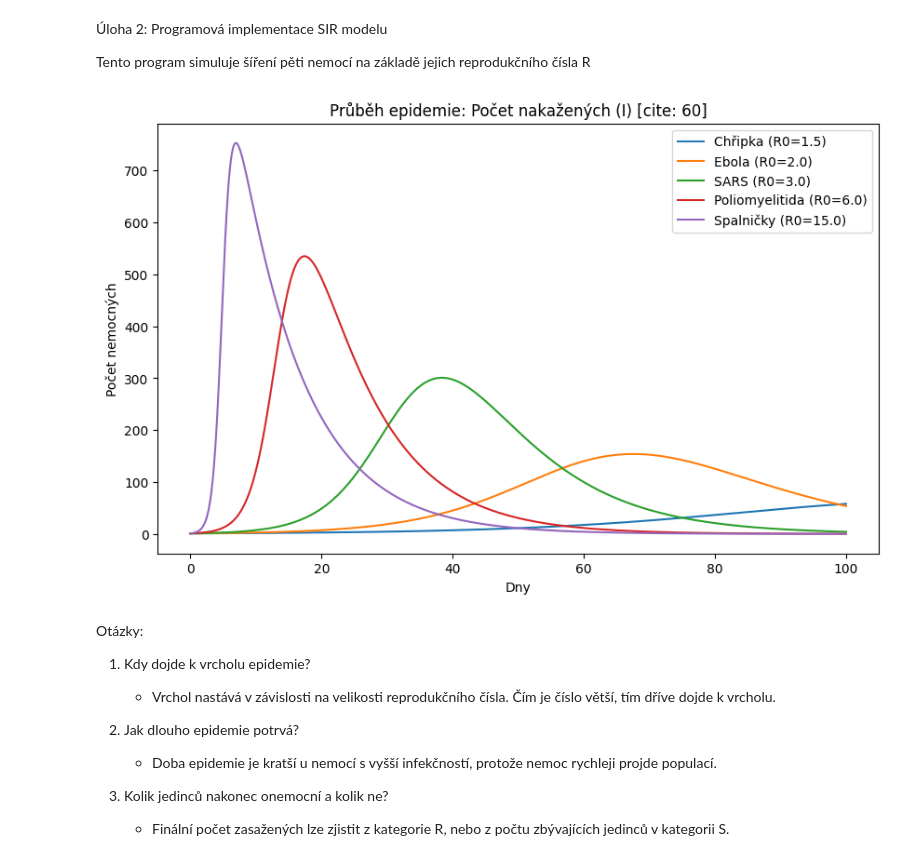
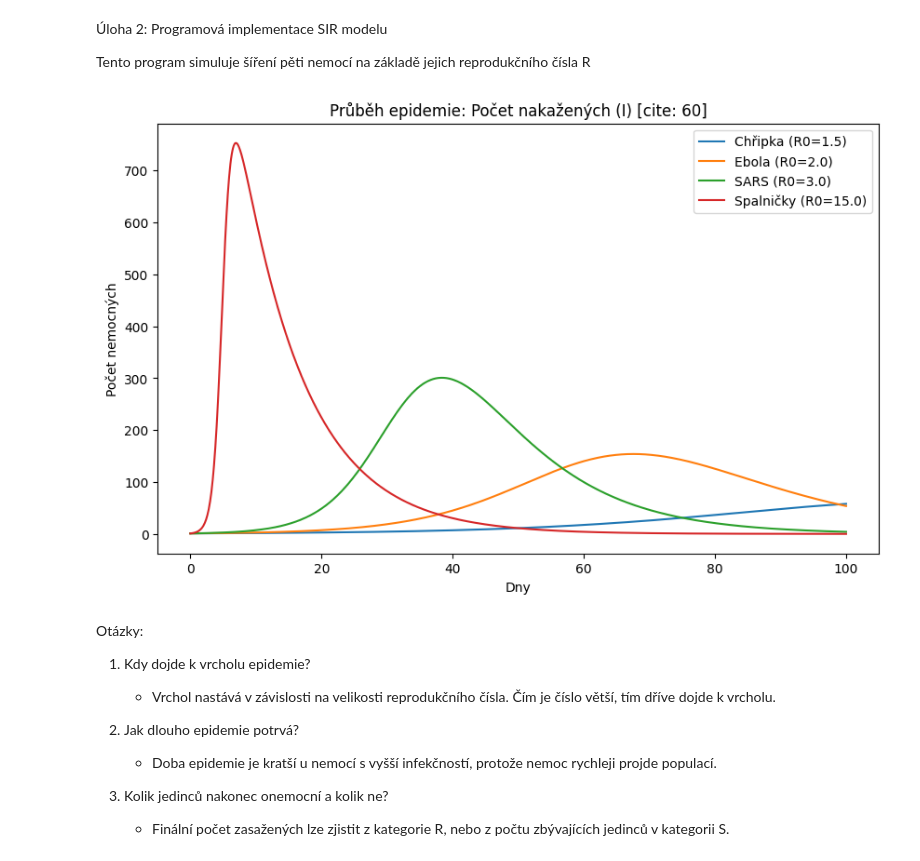
Before and after one commit to Simoneuu/MSW_zapocet, a Jupyter notebook: uloha2.ipynb, the cells around one changed output. Saved outputs shown, nothing was run; the diff lists cells and outputs as text; code cells hidden in the pictures.

```diff
--- a/uloha2.ipynb
+++ b/uloha2.ipynb
@@ -5,32 +5,32 @@ Tento program simuluje šíření pěti nemocí na základě jejich reprodukčn
 # %%
 import numpy as np
 import matplotlib.pyplot as plt
 from scipy.integrate import odeint
 
 def sir_model(y, t, N, beta, gamma):
     S, I, R = y
     dSdt = -beta * S * I / N
     dIdt = beta * S * I / N - gamma * I
     dRdt = gamma * I
     return [dSdt, dIdt, dRdt]
 
 N = 1000
 y0 = [999, 1, 0]
 t = np.linspace(0, 100, 1000)
 gamma = 1/10
 
-diseases = {"Chřipka": 1.5, "Ebola": 2.0, "SARS": 3.0, "Poliomyelitida": 6.0, "Spalničky": 15.0}
+diseases = {"Chřipka": 1.5, "Ebola": 2.0, "SARS": 3.0,"Spalničky": 15.0}
 
 plt.figure(figsize=(10, 6))
 for name, r0 in diseases.items():
     beta = r0 * gamma
     sol = odeint(sir_model, y0, t, args=(N, beta, gamma))
     plt.plot(t, sol[:, 1], label=f'{name} (R0={r0})')
 
 plt.title("Průběh epidemie: Počet nakažených (I) [cite: 60]")
 plt.xlabel("Dny"); plt.ylabel("Počet nemocných"); plt.legend(); plt.show()
 # %% [output]
-[figure, old version]
+[figure, new version]
 # %% [markdown]
 Otázky:
 
```
